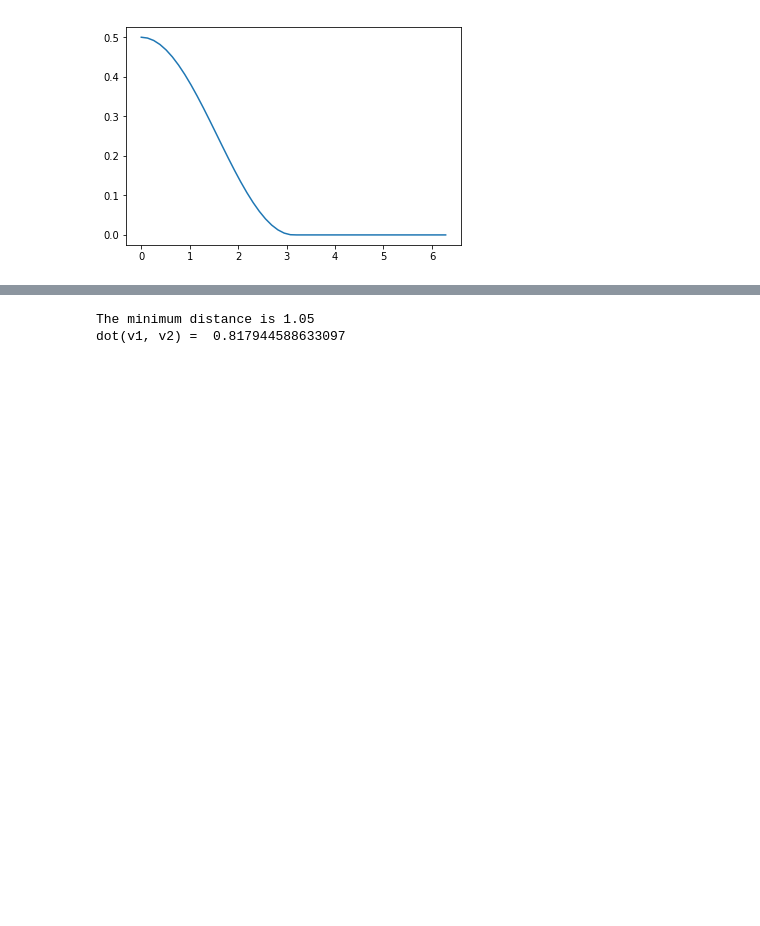
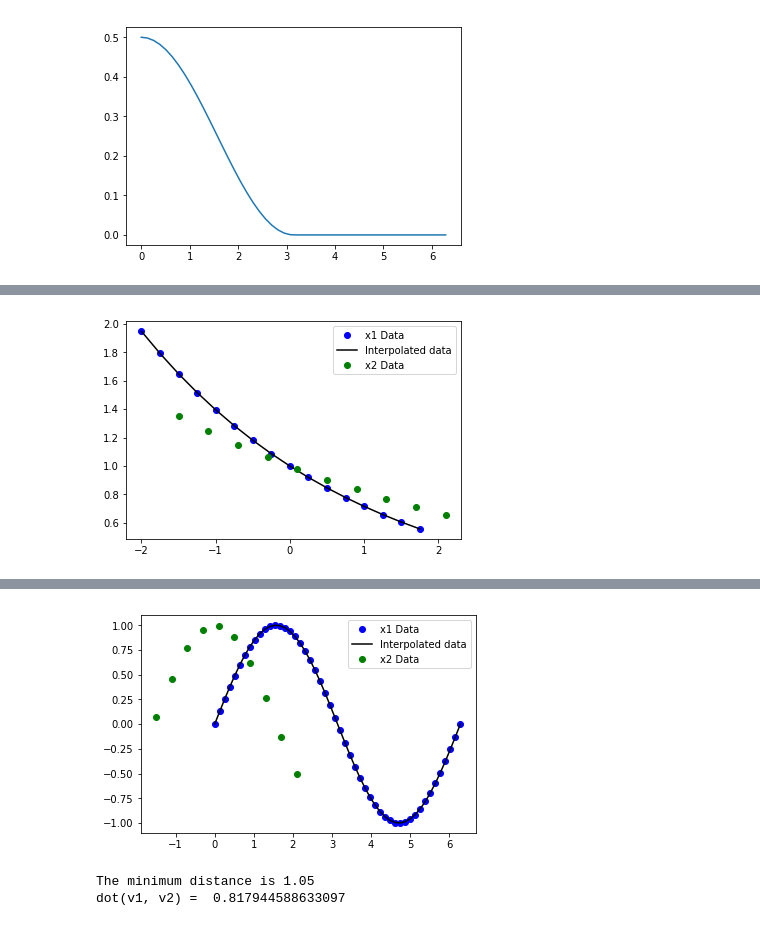
Before and after one commit to sunshinescience/tsdiff, a Jupyter notebook: tsdiff.ipynb, the cells around one changed output, grey strips where cells are left out. Drawn from its saved outputs; the diff is of its cells as text; code cells hidden in the pictures; blank space fills up the shorter version.

```diff
--- a/tsdiff.ipynb
+++ b/tsdiff.ipynb
@@ -268,11 +268,10 @@ plt.show()
 # %% [output]
 [figure]
 # %%
-def compare_curves(values_1, values_2, title):
+def compare_curves_f(values_1, values_2, title):
     """
     Return two y-axis arrays and one x-axis array.
     """
-
     pass
 # %%
 x_values = np.arange(-2, 2, 0.25)
@@ -347,0 +357,73 @@ print ('derivatives: ', dydx) # Derivatives of the function (i.e., the interpola
+# %%
+def compare_curves(values_x1, values_y1, values_x2, values_y2):
+    """
+    Parameters:
+    values_y1: input array of y values from sampled data
+    values_x1: input x values of sampled data
+    values_y2: input a second y values of sampled data
+    values_x2: input a second x values of sampled data
+
+    NOTE: the x1 and y1 values must have the same shape. The
+    x2 and y2 values must have the same shape.
+
+    Return the minimum, maximum, and mean vertical distances between two curves.
+    Return the area between two curves.
+    A plot of the curves is provided.
+    """
+
+    # Determine the overlapping x- values
+    x_values_min = min(values_x1)
+    x_values_max = max(values_x1)
+    x2_values_min = min(values_x2)
+    x2_values_max =  max(values_x2)
+    x_range_min = max(x_values_min, x2_values_min)
+    x_range_max = min(x_values_max, x2_values_max)
+
+    # Interpolate the master curve
+    f = interpolate.interp1d(values_x1, values_y1, kind='cubic')
+    f1 = interpolate.interp1d(values_x2, values_y2, kind='cubic')
+
+    # Use interpolation function returned by 'interp1d'
+    ynew = f(values_x1)
+
+    x2_overlap_values = np.arange(x_range_min, x_range_max, 0.4) # X values that overlap, these are the overlap points with a designated step of 0.4 (similar to the step designated in values_x2)
+    y_values_interp = f(x2_overlap_values) # This provides the y values of the black line (interpolated line) at the position of the x values that are the green circles on the curve below it
+
+    y2_overlap_values = np.exp(-np.arange(x_range_min, x_range_max, 0.4)/5.0)
+
+    # Compute the max, min, and mean between two curves
+    y_distance = np.absolute(y_values_interp - y2_overlap_values) # Distance (element-wise) from the points on the (green dot) curve to the interpolated (master) curve along the y-axis
+    print ('Minimum distance between curves: ', min(y_distance))
+    print ('Maximum distance between curves: ', max(y_distance))
+    print ('Mean of the distance between curves: ', np.mean(y_distance))
+
+    # Integrate each curve and subtract one from the other
+    curves_int1 = integrate.trapz(y_values_interp, x2_overlap_values)
+    curves_int2 = integrate.trapz(y2_overlap_values, x2_overlap_values)
+    integrated_diff = curves_int1 - curves_int2
+    print ('Area: ', integrated_diff)
+
+    # Plot the curves
+    plt.plot(values_x1, values_y1, 'bo', label='x1 Data')
+    plt.plot(values_x1, ynew, 'k-', label='Interpolated data')
+    plt.plot(values_x2, values_y2, 'go', label='x2 Data')
+    # plt.plot(values_x2, f1(values_x2), 'g-', label='Interpolated x2 Data') # Interpolate curve beneath the master curve, for visualization only
+    plt.legend(loc='upper right')
+    plt.show()
+
+x_values = np.arange(-2, 2, 0.25)
+y_values = np.exp(-x_values/3.0)
+x2_values = np.arange(-1.5, 2.5, 0.4)
+y2_values = np.exp(-x2_values/5.0)
+compare_curves(x_values, y_values, x2_values, y2_values)
+
+x = np.linspace(0, 2 * np.pi)
+sin = np.sin(x)
+cos = np.cos(x)
+
+x_values = np.linspace(0, 2 * np.pi)
+sin_values = np.sin(x_values)
+x2_values = np.arange(-1.5, 2.5, 0.4)
+cos_values = np.cos(x2_values)
+compare_curves(x_values, sin_values, x2_values, cos_values)
+# %% [output]
@@ -347,0 +434 @@ print ('derivatives: ', dydx) # Derivatives of the function (i.e., the interpola
+[figure, added]
@@ -348,3 +439,4 @@ print ('derivatives: ', dydx) # Derivatives of the function (i.e., the interpola
+[figure, added]
 # %%
 # find the minimum distance from a point to a curve
 import numpy as np
```
Also changed, not shown: parts of 2 cells of this notebook.
